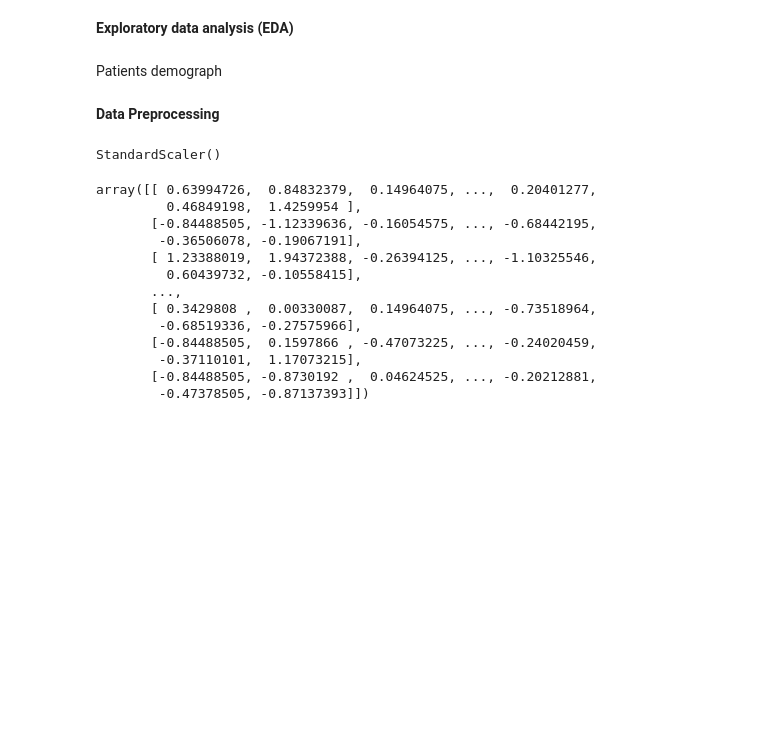
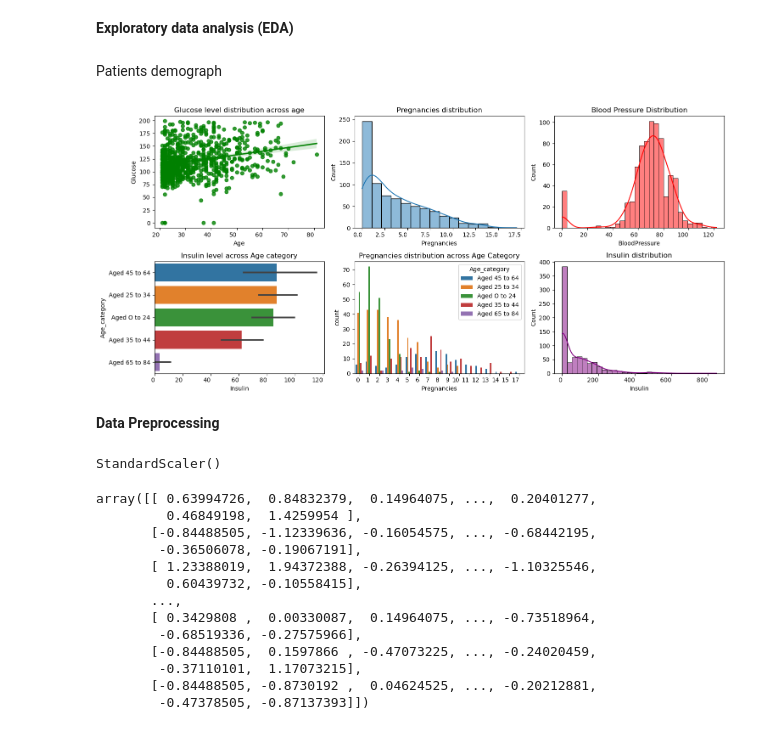
Before and after one commit to Jheykay/Diabetes-Prediction, a Jupyter notebook: Diabetes_Prediction.ipynb, the cells around one changed output. Drawn from its saved outputs; the diff is of its cells as text; code cells hidden in the pictures; blank space fills up the shorter version.

Commit message:
Visualized the EDA of patients

```diff
--- a/Diabetes_Prediction.ipynb
+++ b/Diabetes_Prediction.ipynb
@@ -84,0 +108,15 @@ data.head()
+# %%
+def AgeCategory(value):
+    result = value.apply(lambda x:
+        "Aged O to 24" if 0 <= x <= 24
+        else ("Aged 25 to 34") if 25 <= x <= 34
+        else ("Aged 35 to 44" if 35 <= x <= 44
+        else ("Aged 45 to 64") if 45 <= x <= 64
+        else ("Aged 65 to 84" if 65 <= x <= 84
+        else ("Aged 85 to 100") if 85 <= x <= 100 else np.nan)))
+    return result
+
+# Apply the AgeCategory function to the 'Age' column and create a new column 'Age_category'
+data['Age_category'] = AgeCategory(data['Age'])
+
+data.head(2)
@@ -86,6 +128,26 @@ data.head()
 **Exploratory data analysis (EDA)**
 # %% [markdown]
 Patients demograph
+# %%
+fig, ax = plt.subplots(2,3, figsize=(15,7))
+
+sns.regplot(x='Age', y='Glucose', data=data, color='Green', ax=ax[0,0]).set_title('Glucose level distribution across age')
+sns.histplot(x='Pregnancies', kde=True, data=data, ax=ax[0,1]).set_title('Pregnancies distribution')
+sns.histplot(x='BloodPressure', kde=True, data=data, color='Red', ax=ax[0,2]).set_title('Blood Pressure Distribution')
+sns.barplot(x='Insulin', y='Age_category', data=data, ax=ax[1,0]).set_title('Insulin level across Age category')
+sns.countplot(x='Pregnancies', hue='Age_category', data=data, ax=ax[1,1]).set_title("Pregnancies distribution across Age Category")
+sns.histplot(x='Insulin', kde=True, data=data, color='Purple',ax=ax[1,2]).set_title('Insulin distribution')
+
+for axes_row in ax:
+        for axes in axes_row:
+                if axes is not None:
+                        axes.set_xticklabels(axes.get_xticklabels(), rotation=0, ha='right')
+                        axes.set_title(axes.get_title(), fontsize=12)
+
+plt.tight_layout()
+plt.show()
+# %% [output]
+[figure, added]
 # %% [markdown]
 **Data Preprocessing**
 # %%
```
Also changed, not shown: parts of 3 cells of this notebook.
